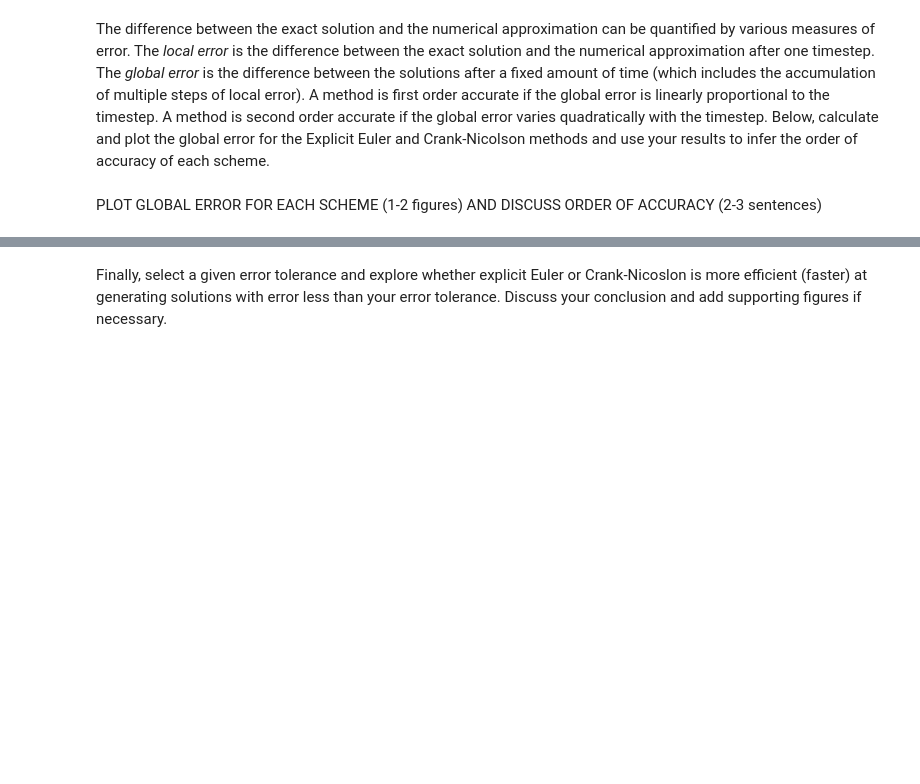
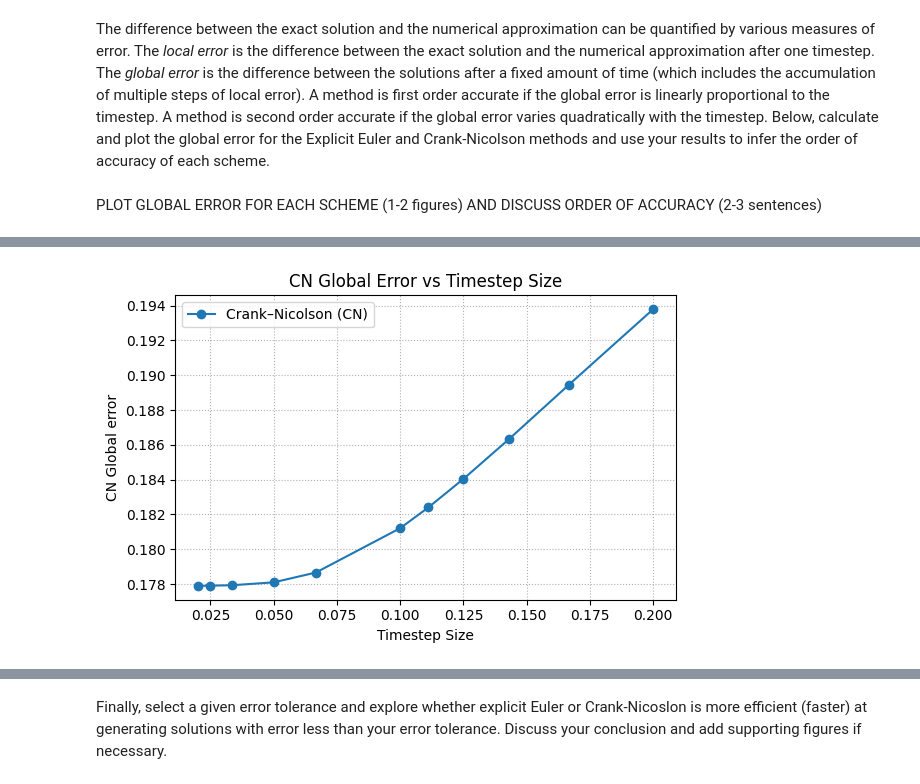
Before and after one commit to vantran1/QCES, a Jupyter notebook: Project1_numerical_methods.ipynb, the cells around one changed output, grey strips where cells are left out. Drawn from its saved outputs; the diff is of its cells as text; code cells hidden in the pictures; blank space fills up the shorter version.

```diff
--- a/Project1_numerical_methods.ipynb
+++ b/Project1_numerical_methods.ipynb
@@ -514,0 +499,61 @@ Crank-Nicolson method took 6.12 seconds
+# %%
+# Add code to plot error here
+
+# Defining parameters
+kappa = 0.01  # diffusivity
+
+# Timestepping parameters
+t_start = 0  # start time (note that this is not the same time used to evaluate the exact solution to set the ICs)
+t_end = 10  # end time
+
+# Size of the physical domain
+x_start = -1
+x_end = 1
+Nx = 1000
+
+# Initialize x
+x = np.linspace(x_start, x_end, Nx)  # Create a vector for x
+
+# Defining a global error caluclation function that takes in timesteps/
+def global_error_calculation(timesteps):
+
+  Nt = timesteps  # number of timesteps
+
+  #Initialize t
+  t = np.linspace(t_start, t_end, Nt)  # Create a vector of times
+
+  # Getting the approximate solutions from CN
+  c_CN = CN(x, t, kappa) # Crank-Nicolson
+
+  # Evaluating the exact solution at t = 10.
+  exact_solution = (4*np.pi*kappa*(t_end + 10))**(-0.5)*np.exp(-x**2 / (4*kappa*(t_end + 10))) # Note we add 10 seconds since the Crank-Nicolson and EE methods both have initial conditions at t_ic = 10.
+
+  # Calculating the error after a fixed amount of time
+  cn_error = exact_solution - c_CN[:,-1]
+
+  # Calculating global error using the maximum difference upon the domain.
+  cn_global_error = max(np.abs(cn_error))
+
+  return cn_global_error
+
+# We selected these timesteps to ensure stability.
+timesteps_to_evaluate = [50, 60, 70, 80, 90, 100, 150, 200, 300, 400, 500]
+cn_global_error_list = []
+timestep_size = []
+
+for timesteps in timesteps_to_evaluate:
+  cn_global_error = global_error_calculation(timesteps)
+  cn_global_error_list.append(cn_global_error)
+  timestep_size.append(t_end/timesteps)
+
+# Plotting
+plt.figure(figsize=(6, 4))
+plt.plot(timestep_size, cn_global_error_list, marker='o', label='Crank–Nicolson (CN)')
+plt.xlabel('Timestep Size')
+plt.ylabel('CN Global error')
+plt.title('CN Global Error vs Timestep Size')
+plt.grid(True, which='both', ls=':')
+plt.legend()
+plt.tight_layout()
+plt.show()
+# %% [output]
@@ -514,0 +571 @@ Crank-Nicolson method took 6.12 seconds
+[figure, added]
```
Also changed, not shown: parts of 18 cells of this notebook.
